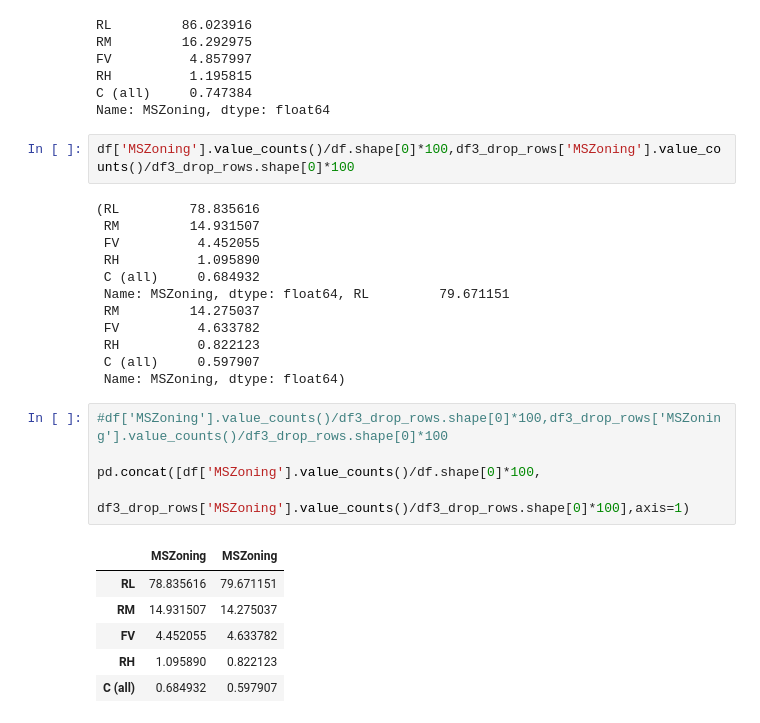
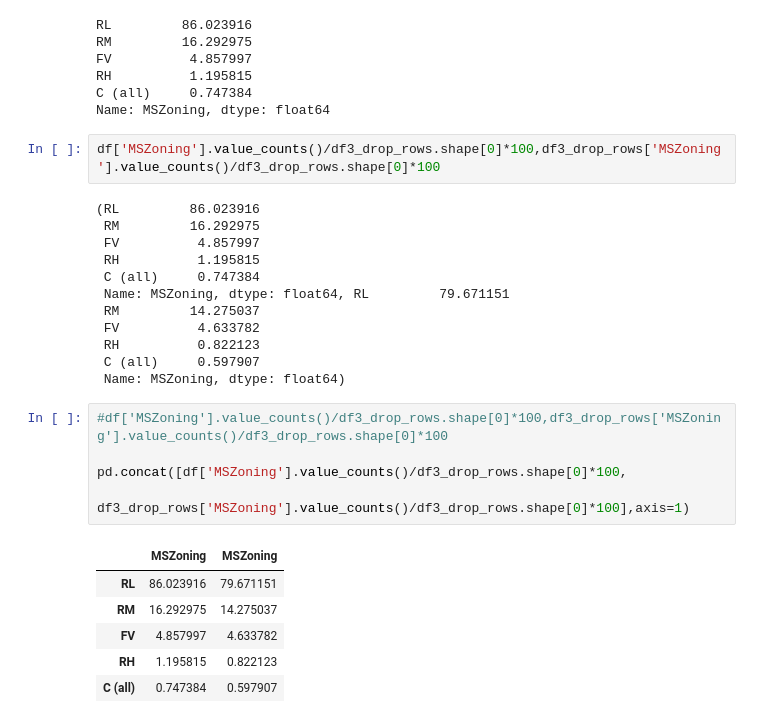
Before and after one commit to AkashSalmuthe/Python-Noteboks, a Jupyter notebook: Handling_Missing_Value.ipynb, the cells around one changed output. Drawn from its saved outputs; the diff is of its cells as text.

```diff
--- a/Handling_Missing_Value.ipynb
+++ b/Handling_Missing_Value.ipynb
@@ -210,13 +210,13 @@ RH          1.195815
 C (all)     0.747384
 Name: MSZoning, dtype: float64
 # %%
-df['MSZoning'].value_counts()/df.shape[0]*100,df3_drop_rows['MSZoning'].value_counts()/df3_drop_rows.shape[0]*100
+df['MSZoning'].value_counts()/df3_drop_rows.shape[0]*100,df3_drop_rows['MSZoning'].value_counts()/df3_drop_rows.shape[0]*100
 # %% [output]
-(RL         78.835616
- RM         14.931507
- FV          4.452055
- RH          1.095890
- C (all)     0.684932
+(RL         86.023916
+ RM         16.292975
+ FV          4.857997
+ RH          1.195815
+ C (all)     0.747384
  Name: MSZoning, dtype: float64, RL         79.671151
  RM         14.275037
  FV          4.633782
@@ -226,12 +226,12 @@ df['MSZoning'].value_counts()/df.shape[0]*100,df3_drop_rows['MSZoning'].value_co
 # %%
 #df['MSZoning'].value_counts()/df3_drop_rows.shape[0]*100,df3_drop_rows['MSZoning'].value_counts()/df3_drop_rows.shape[0]*100
 
-pd.concat([df['MSZoning'].value_counts()/df.shape[0]*100,
+pd.concat([df['MSZoning'].value_counts()/df3_drop_rows.shape[0]*100,
            df3_drop_rows['MSZoning'].value_counts()/df3_drop_rows.shape[0]*100],axis=1)
 # %% [output]
 |  | MSZoning | MSZoning |
-| RL | 78.835616 | 79.671151 |
-| RM | 14.931507 | 14.275037 |
-| FV | 4.452055 | 4.633782 |
-| RH | 1.095890 | 0.822123 |
-| C (all) | 0.684932 | 0.597907 |
+| RL | 86.023916 | 79.671151 |
+| RM | 16.292975 | 14.275037 |
+| FV | 4.857997 | 4.633782 |
+| RH | 1.195815 | 0.822123 |
+| C (all) | 0.747384 | 0.597907 |
```
Also changed, not shown: parts of 4 cells of this notebook.
